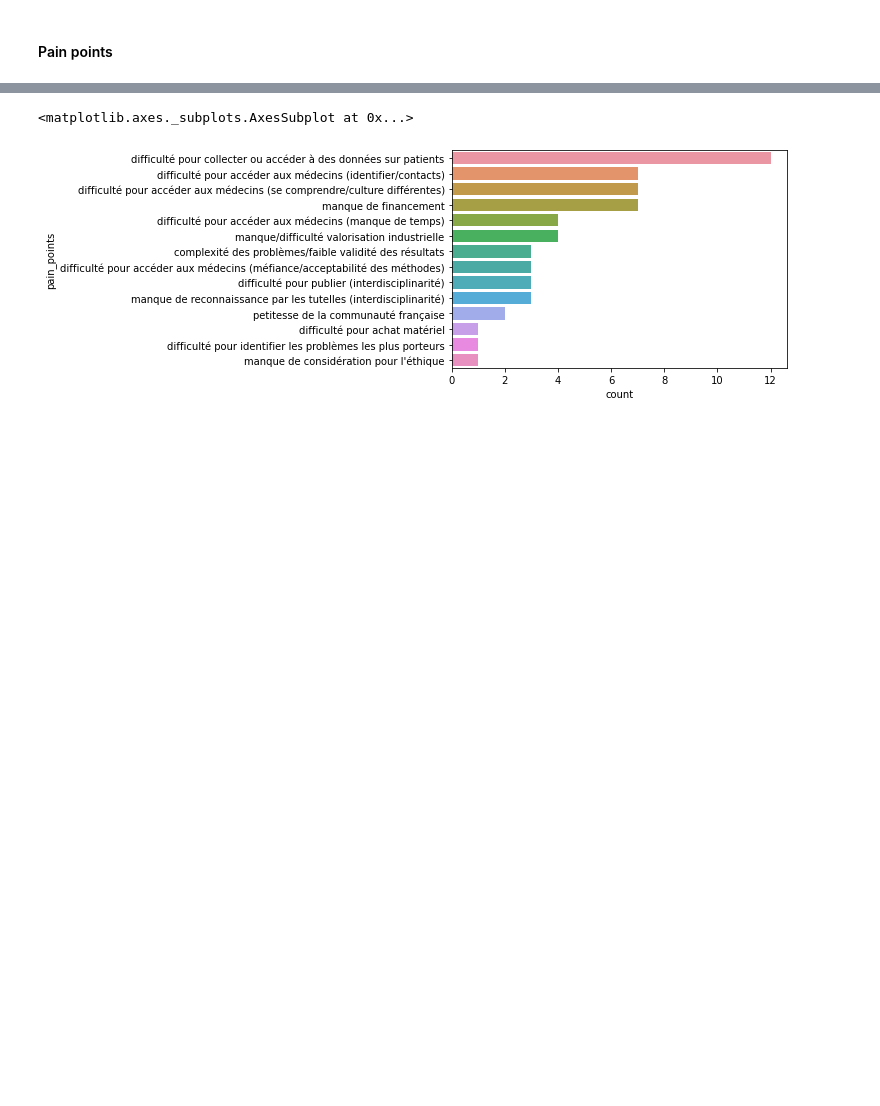
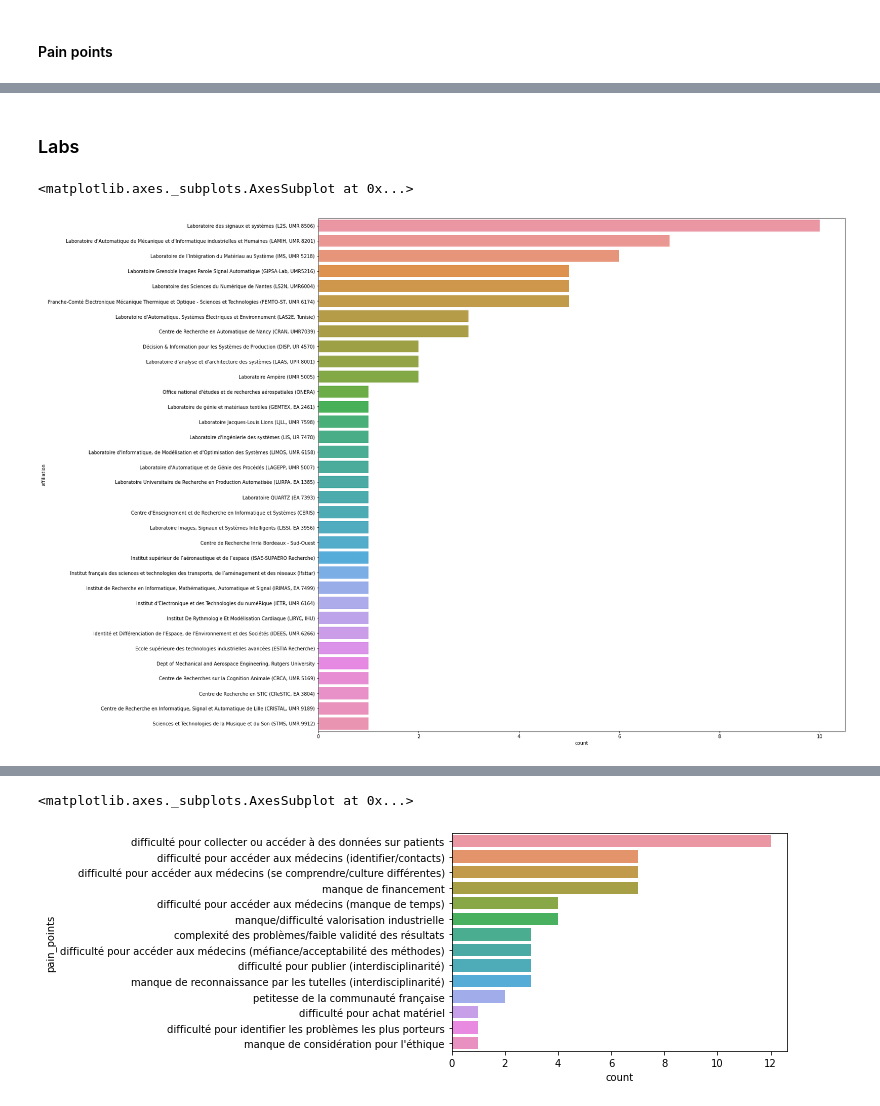
Before and after one commit to neuro-team-femto/auto_sante, a Jupyter notebook: analysis.ipynb, the cells around one changed output, grey strips where cells are left out. Saved outputs shown, nothing was run; the diff lists cells and outputs as text; code cells hidden in the pictures; blank space fills up the shorter version.

```diff
--- a/analysis.ipynb
+++ b/analysis.ipynb
@@ -725,0 +661,11 @@ question_df = question_df.dropna(subset=['pain_points']) # this removes duplicat
+# %% [markdown]
+### Labs
+# %%
+plt.figure(figsize=(20,20))
+sns.countplot(y="affiliation",
+              order = questions_df.groupby(['affiliation']).respondent.nunique().reset_index().sort_values(by='respondent',
+                                                                                                     ascending=False).affiliation,
+              data=questions_df.drop_duplicates(subset=['respondent','affiliation'], keep='first'))
+# %% [output]
+<matplotlib.axes._subplots.AxesSubplot at 0x...>
+[figure, added]
```
Also changed, not shown: parts of 75 cells of this notebook.
